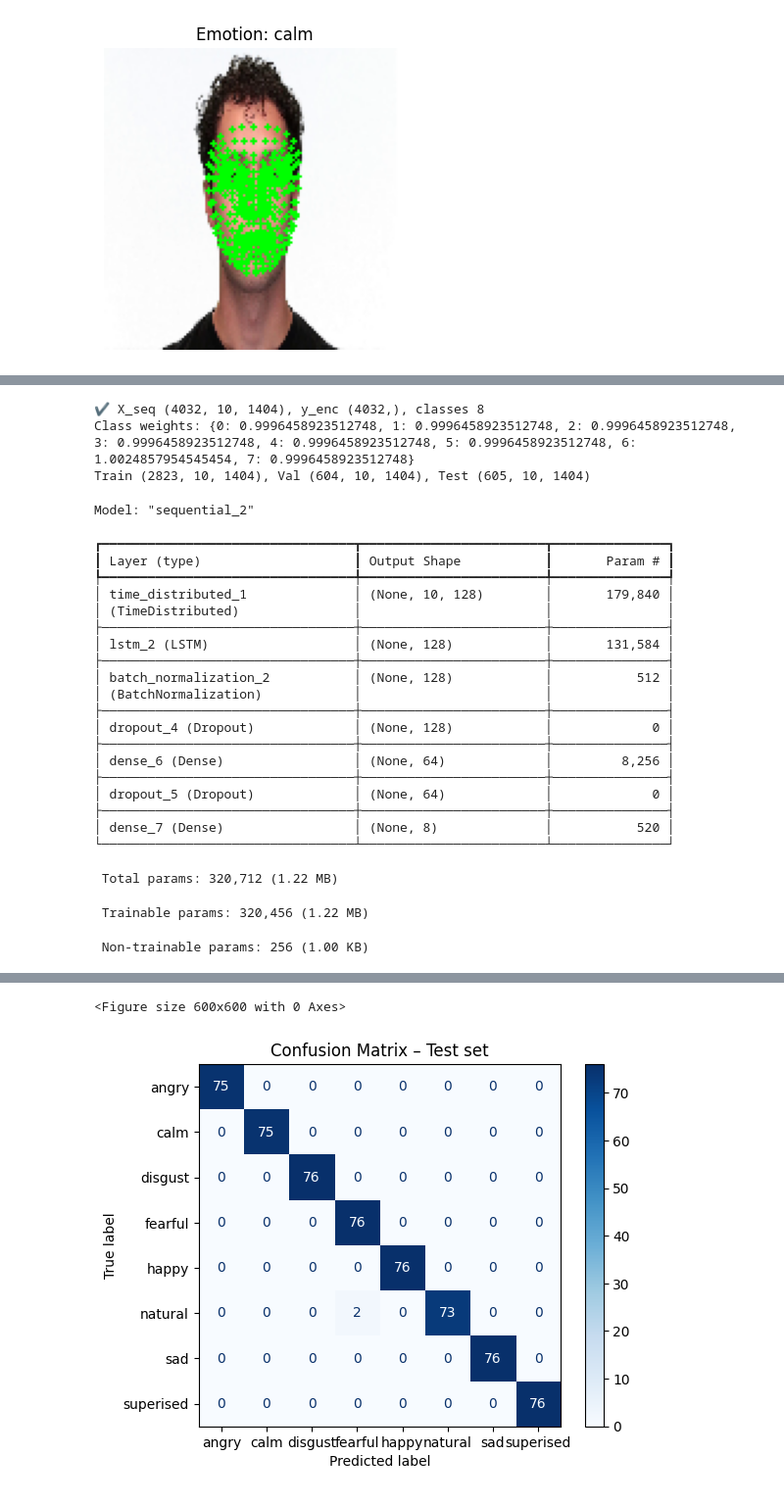
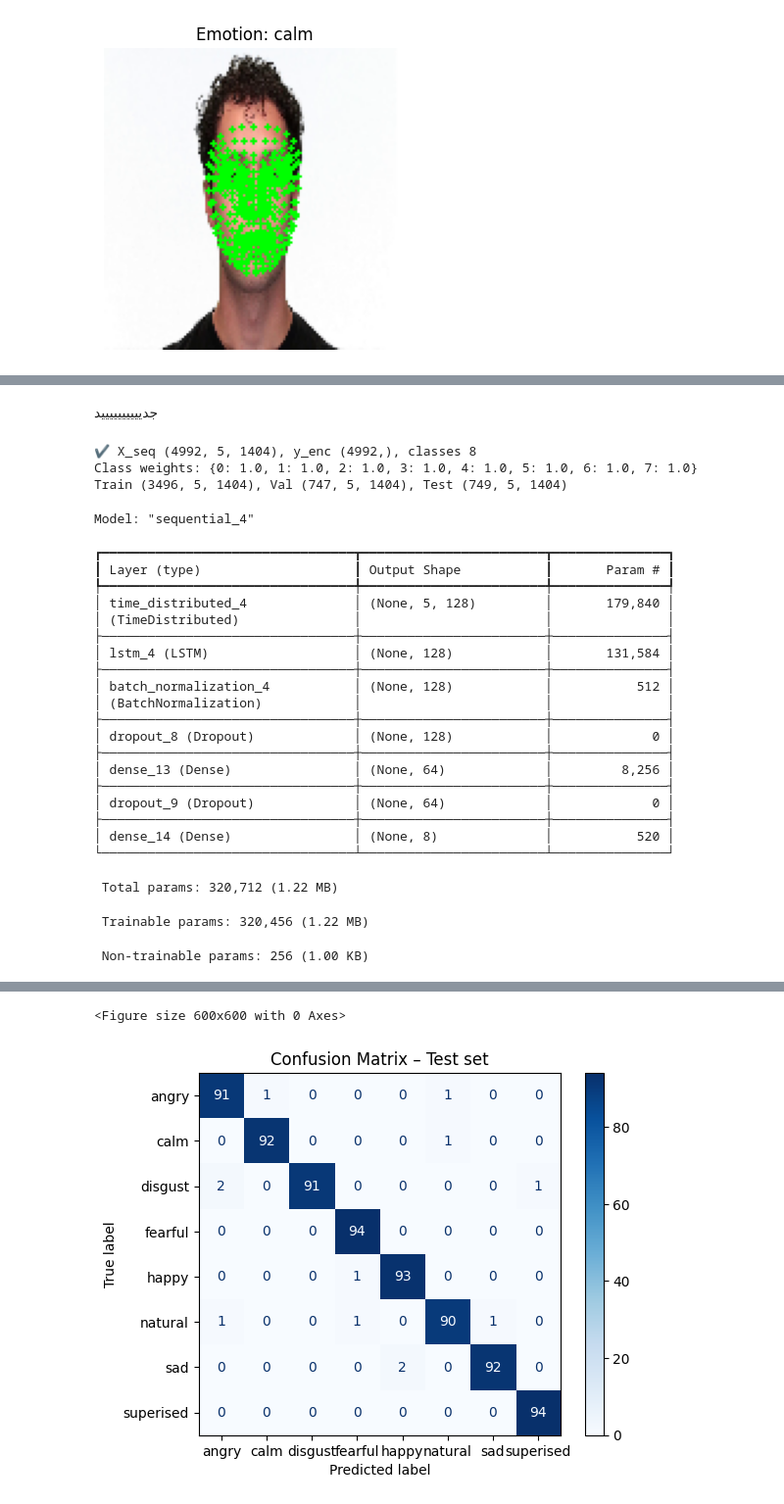
Before and after one commit to rafahsa/video_emotion_analysis-, a Jupyter notebook: acc99.ipynb, the cells around one changed output, grey strips where cells are left out. Shown: that part at 98% size. Cells and saved outputs as stored; diff of their text form; code cells hidden in the pictures.

```diff
--- a/acc99.ipynb
+++ b/acc99.ipynb
@@ -272,3 +374,5 @@ sample_emotion: calm
+# %% [markdown]
+جدييييييييييد
 # %%
 import os, numpy as np, pandas as pd, gc
 
@@ -276,7 +380,7 @@ CSV_PATH = '/content/drive/My Drive/emotion_landmarks_with_videoid.csv'
 LABEL_COL = 'label'
 VID_COL   = 'video_id'
 FRAME_COL = 'frame_index'
-N_FRAMES  = 10
+N_FRAMES  = 5
 
 if not os.path.exists(CSV_PATH):
     raise FileNotFoundError(f"لم أجد الملف عند {CSV_PATH}. عدّل المسار أو ارفع CSV الصحيح.")
@@ -356,9 +460,9 @@ model = Sequential([
     TimeDistributed(Dense(128, activation='relu'), input_shape=(N_FRAMES, len(lm_cols))),
     LSTM(128),
     BatchNormalization(),
-    Dropout(0.2),
+    Dropout(0.5),
     Dense(64, activation='relu'),
-    Dropout(0.1),
+    Dropout(0.3),
     Dense(num_classes, activation='softmax')
 ])
 model.compile(optimizer=tf.keras.optimizers.Adam(3e-4),
@@ -401,28 +505,28 @@ ConfusionMatrixDisplay(cm, display_labels=le.classes_).plot(cmap=plt.cm.Blues, v
 plt.title('Confusion Matrix – Test set')
 plt.show()
 # %% [output]
-✔️ X_seq (4032, 10, 1404), y_enc (4032,), classes 8
-Class weights: {0: 0.9996458923512748, 1: 0.9996458923512748, 2: 0.9996458923512748, 3: 0.9996458923512748, 4: 0.9996458923512748, 5: 0.9996458923512748, 6: 1.0024857954545454, 7: 0.9996458923512748}
-Train (2823, 10, 1404), Val (604, 10, 1404), Test (605, 10, 1404)
+✔️ X_seq (4992, 5, 1404), y_enc (4992,), classes 8
+Class weights: {0: 1.0, 1: 1.0, 2: 1.0, 3: 1.0, 4: 1.0, 5: 1.0, 6: 1.0, 7: 1.0}
+Train (3496, 5, 1404), Val (747, 5, 1404), Test (749, 5, 1404)
-Model: "sequential_2"
+Model: "sequential_4"
 ┏━━━━━━━━━━━━━━━━━━━━━━━━━━━━━━━━━┳━━━━━━━━━━━━━━━━━━━━━━━━┳━━━━━━━━━━━━━━━┓
 ┃ Layer (type)                    ┃ Output Shape           ┃       Param # ┃
 ┡━━━━━━━━━━━━━━━━━━━━━━━━━━━━━━━━━╇━━━━━━━━━━━━━━━━━━━━━━━━╇━━━━━━━━━━━━━━━┩
-│ time_distributed_1              │ (None, 10, 128)        │       179,840 │
+│ time_distributed_4              │ (None, 5, 128)         │       179,840 │
 │ (TimeDistributed)               │                        │               │
 ├─────────────────────────────────┼────────────────────────┼───────────────┤
-│ lstm_2 (LSTM)                   │ (None, 128)            │       131,584 │
+│ lstm_4 (LSTM)                   │ (None, 128)            │       131,584 │
 ├─────────────────────────────────┼────────────────────────┼───────────────┤
-│ batch_normalization_2           │ (None, 128)            │           512 │
+│ batch_normalization_4           │ (None, 128)            │           512 │
 │ (BatchNormalization)            │                        │               │
 ├─────────────────────────────────┼────────────────────────┼───────────────┤
-│ dropout_4 (Dropout)             │ (None, 128)            │             0 │
+│ dropout_8 (Dropout)             │ (None, 128)            │             0 │
 ├─────────────────────────────────┼────────────────────────┼───────────────┤
-│ dense_6 (Dense)                 │ (None, 64)             │         8,256 │
+│ dense_13 (Dense)                │ (None, 64)             │         8,256 │
 ├─────────────────────────────────┼────────────────────────┼───────────────┤
-│ dropout_5 (Dropout)             │ (None, 64)             │             0 │
+│ dropout_9 (Dropout)             │ (None, 64)             │             0 │
 ├─────────────────────────────────┼────────────────────────┼───────────────┤
-│ dense_7 (Dense)                 │ (None, 8)              │           520 │
+│ dense_14 (Dense)                │ (None, 8)              │           520 │
 └─────────────────────────────────┴────────────────────────┴───────────────┘
  Total params: 320,712 (1.22 MB)
  Trainable params: 320,456 (1.22 MB)
@@ -447,3 +551,3 @@ weighted avg     0.9968    0.9967    0.9967       605
 <Figure size 600x600 with 0 Axes>
-[figure, old version]
+[figure, new version]
 # %%
```
Also changed, not shown: parts of 11 cells of this notebook.
